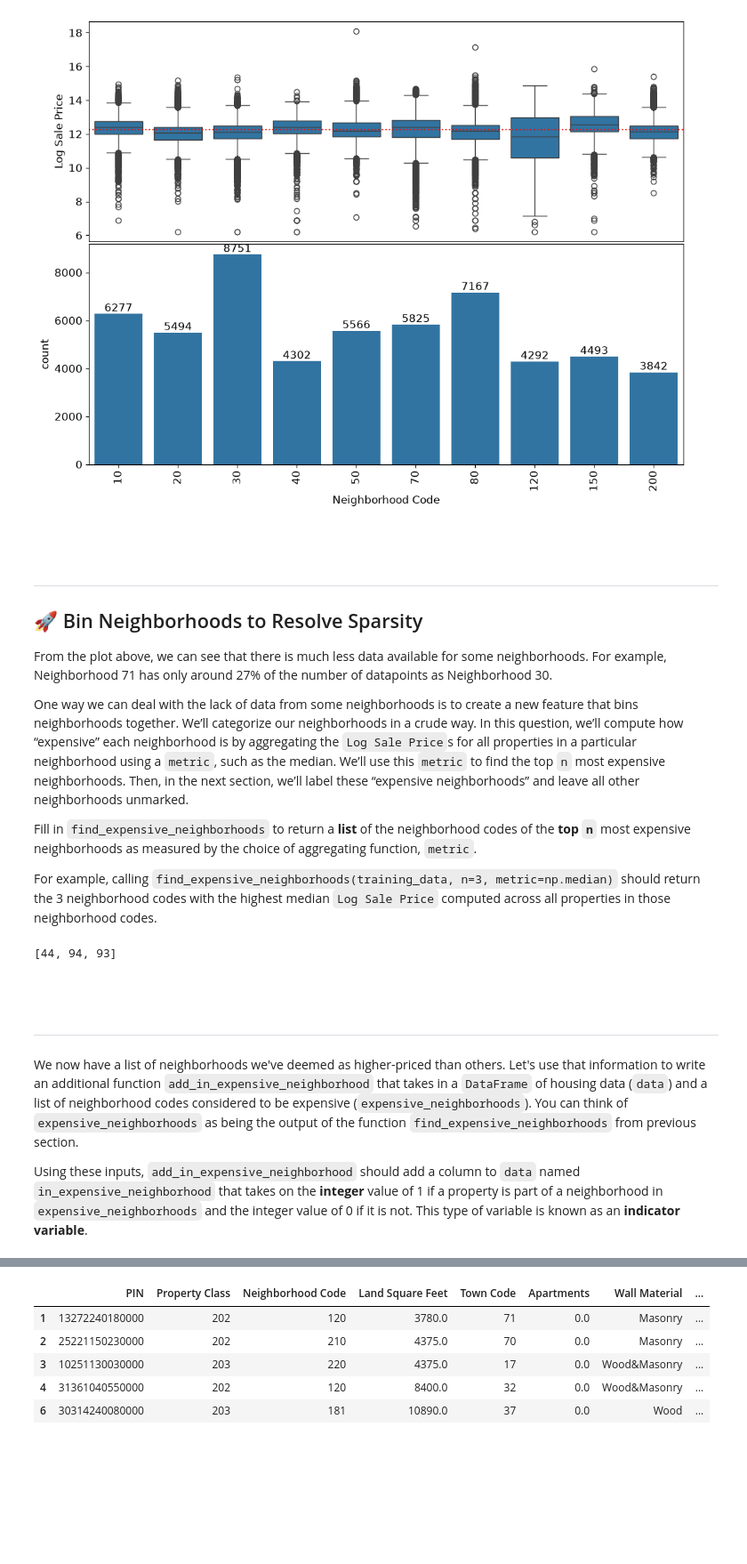
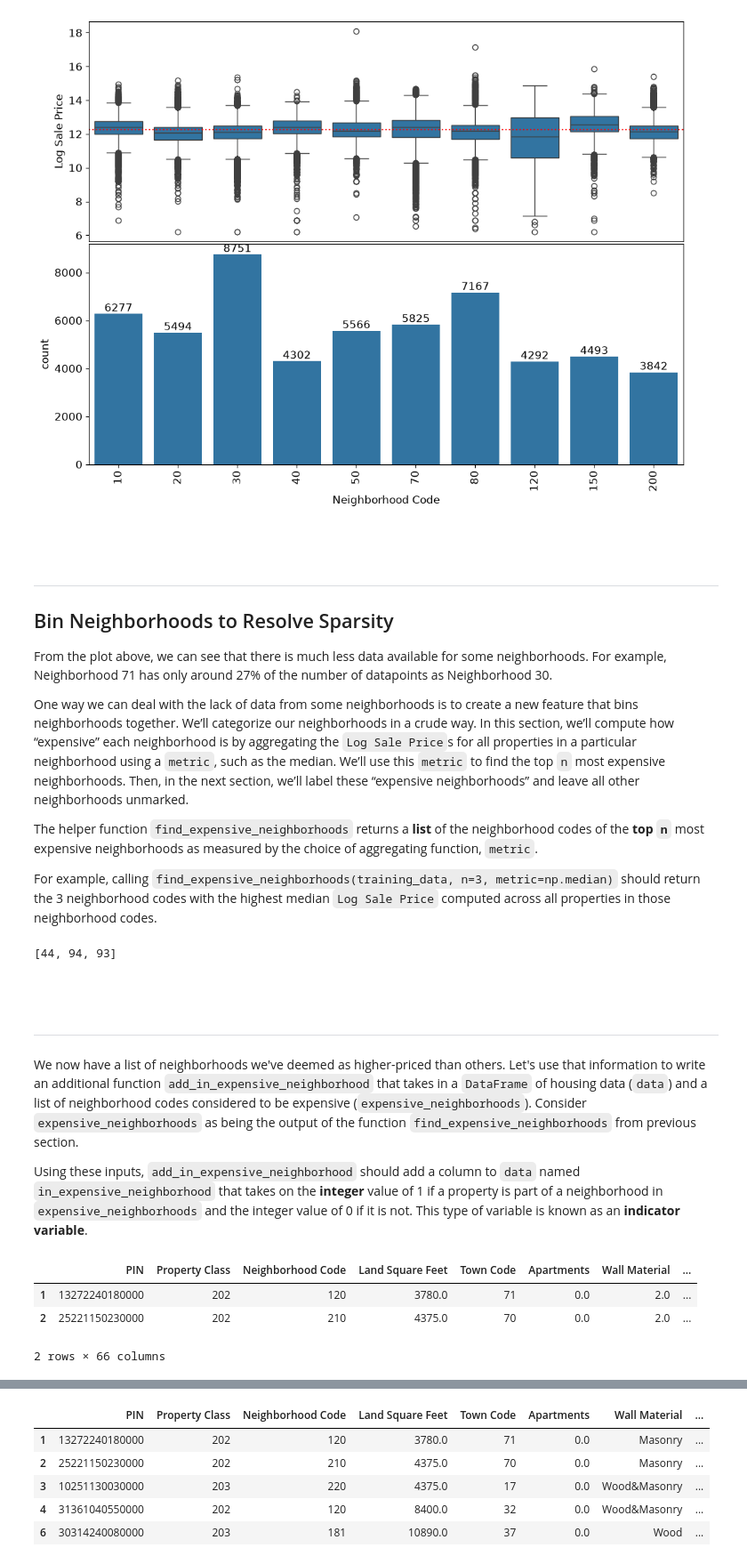
Before and after one commit to KevTJ/kj-project-portfolio, a Jupyter notebook: Projects/fair-housing-price-prediction/projA1/projA1.ipynb, the cells around one changed output, grey strips where cells are left out. Shown at 89% size. Saved outputs shown, nothing was run; the diff lists cells and outputs as text; code cells hidden in the pictures; blank space fills up the shorter version.

```diff
--- a/Projects/fair-housing-price-prediction/projA1/projA1.ipynb
+++ b/Projects/fair-housing-price-prediction/projA1/projA1.ipynb
@@ -579,13 +580,13 @@ plot_categorical(neighborhoods=in_top_10_neighborhoods)
 <br><br>
 
 ---
-## 🚀 Bin Neighborhoods to Resolve Sparsity
+## Bin Neighborhoods to Resolve Sparsity
 
 From the plot above, we can see that there is much less data available for some neighborhoods. For example, Neighborhood 71 has only around 27% of the number of datapoints as Neighborhood 30.
 
-One way we can deal with the lack of data from some neighborhoods is to create a new feature that bins neighborhoods together. We’ll categorize our neighborhoods in a crude way. In this question, we’ll compute how “expensive” each neighborhood is by aggregating the `Log Sale Price`s for all properties in a particular neighborhood using a `metric`, such as the median. We’ll use this `metric` to find the top `n` most expensive neighborhoods. Then, in the next section, we’ll label these “expensive neighborhoods” and leave all other neighborhoods unmarked.
+One way we can deal with the lack of data from some neighborhoods is to create a new feature that bins neighborhoods together. We’ll categorize our neighborhoods in a crude way. In this section, we’ll compute how “expensive” each neighborhood is by aggregating the `Log Sale Price`s for all properties in a particular neighborhood using a `metric`, such as the median. We’ll use this `metric` to find the top `n` most expensive neighborhoods. Then, in the next section, we’ll label these “expensive neighborhoods” and leave all other neighborhoods unmarked.
 
-Fill in `find_expensive_neighborhoods` to return a **list** of the neighborhood codes of the **top `n`** most expensive neighborhoods as measured by the choice of aggregating function, `metric`.
+The helper function `find_expensive_neighborhoods` returns a **list** of the neighborhood codes of the **top `n`** most expensive neighborhoods as measured by the choice of aggregating function, `metric`.
 
 For example, calling `find_expensive_neighborhoods(training_data, n=3, metric=np.median)` should return the 3 neighborhood codes with the highest median `Log Sale Price` computed across all properties in those neighborhood codes.
 # %%
@@ -616,24 +617,30 @@ expensive_neighborhoods
 
 ---
 
-We now have a list of neighborhoods we've deemed as higher-priced than others.  Let's use that information to write an additional function `add_in_expensive_neighborhood` that takes in a `DataFrame` of housing data (`data`) and a list of neighborhood codes considered to be expensive (`expensive_neighborhoods`). You can think of `expensive_neighborhoods` as being the output of the function `find_expensive_neighborhoods` from previous section.
+We now have a list of neighborhoods we've deemed as higher-priced than others.  Let's use that information to write an additional function `add_in_expensive_neighborhood` that takes in a `DataFrame` of housing data (`data`) and a list of neighborhood codes considered to be expensive (`expensive_neighborhoods`). Consider `expensive_neighborhoods` as being the output of the function `find_expensive_neighborhoods` from previous section.
 
 Using these inputs, `add_in_expensive_neighborhood` should add a column to `data` named `in_expensive_neighborhood` that takes on the **integer** value of 1 if a property is part of a neighborhood in `expensive_neighborhoods` and the integer value of 0 if it is not. This type of variable is known as an **indicator variable**.
 # %%
 def add_in_expensive_neighborhood(data, expensive_neighborhoods):
     """
     Input:
       data (DataFrame): a DataFrame containing a 'Neighborhood Code' column with values
         found in the codebook
       expensive_neighborhoods (list of ints): ints should be the neighborhood codes of
         neighborhoods pre-identified as expensive
     Output:
       DataFrame identical to the input with the addition of a binary
       in_expensive_neighborhood column
     """
     data['in_expensive_neighborhood'] = data["Neighborhood Code"].isin(expensive_neighborhoods).astype(int)
     return data
 
 expensive_neighborhoods = find_expensive_neighborhoods(training_data, 3, np.median)
 training_data = add_in_expensive_neighborhood(training_data, expensive_neighborhoods)
+training_data.head(2)
+# %% [output]
+|  | PIN | Property Class | Neighborhood Code | Land Square Feet | Town Code | Apartments | Wall Material | ... |
+| 1 | 13272240180000 | 202 | 120 | 3780.0 | 71 | 0.0 | 2.0 | ... |
+| 2 | 25221150230000 | 202 | 210 | 4375.0 | 70 | 0.0 | 2.0 | ... |
+2 rows × 66 columns
 # %% [markdown]
```
Also changed, not shown: parts of 3 cells of this notebook.
